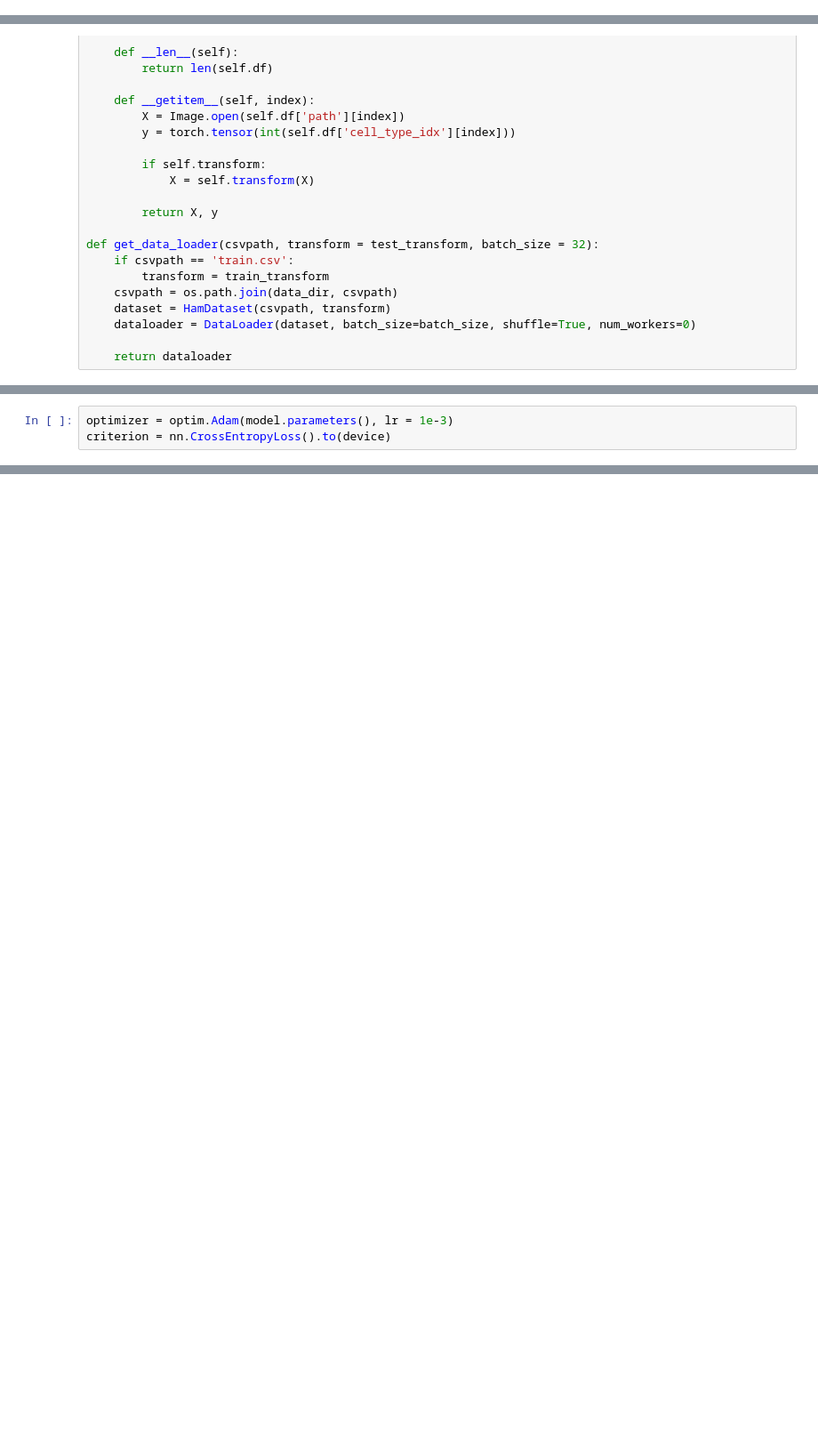
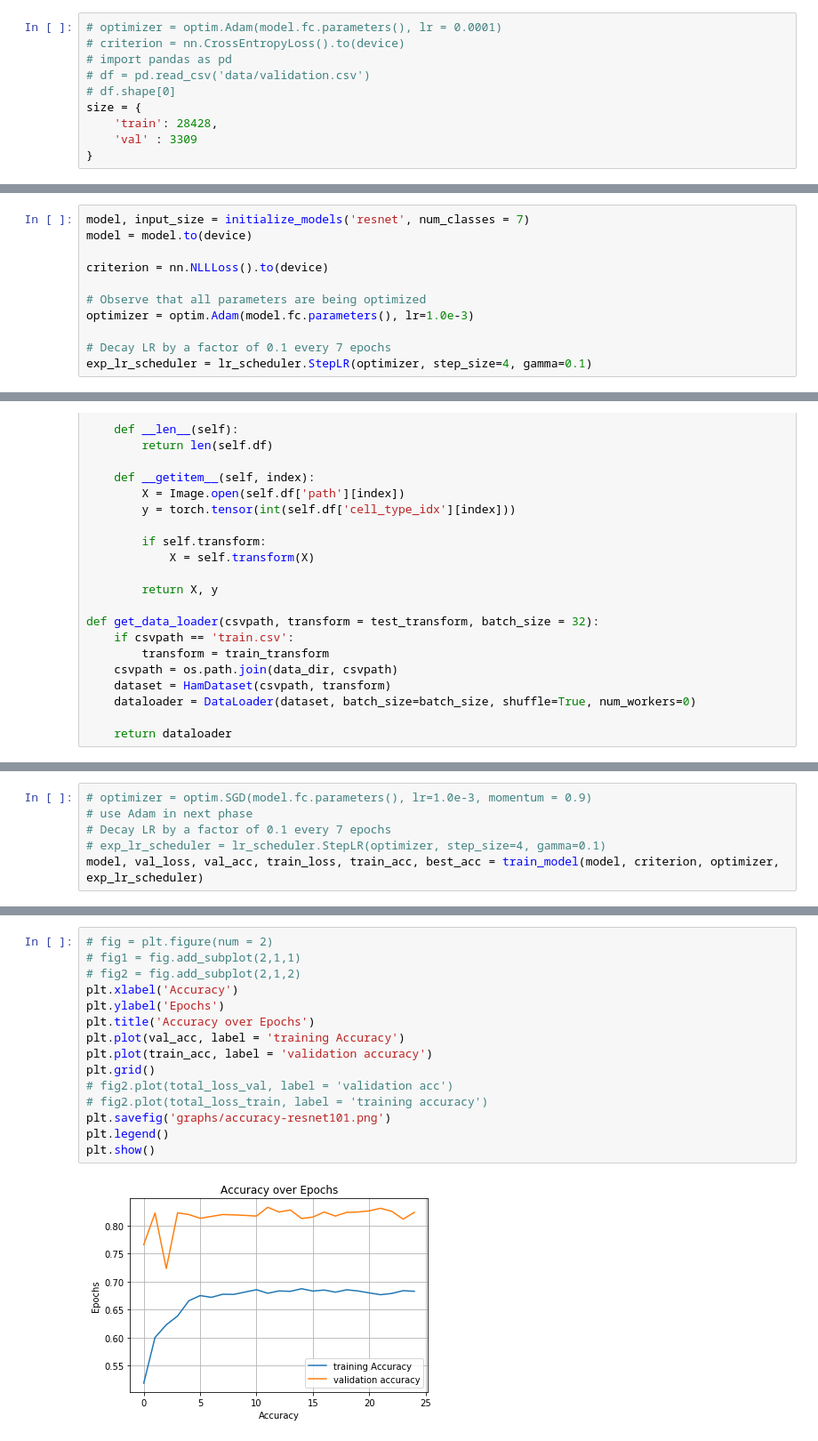
Before and after one commit to gaurav8341/SkinCancerCapstone, a Jupyter notebook: Model Creation.ipynb, the cells around one changed output, grey strips where cells are left out. Shown at 89% size. Cells and saved outputs as stored; diff of their text form; blank space fills up the shorter version.

Commit message:
Models

```diff
--- a/Model Creation.ipynb
+++ b/Model Creation.ipynb
@@ -161,0 +107,10 @@ print(norm_std)
+# %%
+# optimizer = optim.Adam(model.fc.parameters(), lr = 0.0001)
+# criterion = nn.CrossEntropyLoss().to(device)
+# import pandas as pd
+# df = pd.read_csv('data/validation.csv')
+# df.shape[0]
+size = {
+    'train': 28428,
+    'val' : 3309
+}
@@ -161,0 +200,11 @@ print(norm_std)
+# %%
+model, input_size = initialize_models('resnet', num_classes = 7)
+model = model.to(device)
+
+criterion = nn.NLLLoss().to(device)
+
+# Observe that all parameters are being optimized
+optimizer = optim.Adam(model.fc.parameters(), lr=1.0e-3)
+
+# Decay LR by a factor of 0.1 every 7 epochs
+exp_lr_scheduler = lr_scheduler.StepLR(optimizer, step_size=4, gamma=0.1)
@@ -203,3 +255,0 @@ def get_data_loader(csvpath, transform = test_transform, batch_size = 32):
-# %%
-optimizer = optim.Adam(model.parameters(), lr = 1e-3)
-criterion = nn.CrossEntropyLoss().to(device)
@@ -321,0 +289,6 @@ for epoch in range(1, epoch_num+1):
+# %%
+# optimizer = optim.SGD(model.fc.parameters(), lr=1.0e-3, momentum = 0.9)
+# use Adam in next phase
+# Decay LR by a factor of 0.1 every 7 epochs
+# exp_lr_scheduler = lr_scheduler.StepLR(optimizer, step_size=4, gamma=0.1)
+model, val_loss, val_acc, train_loss, train_acc, best_acc = train_model(model, criterion, optimizer, exp_lr_scheduler)
@@ -330,0 +337,17 @@ torch.save(state, 'resnet50.pth')
+# %%
+# fig = plt.figure(num = 2)
+# fig1 = fig.add_subplot(2,1,1)
+# fig2 = fig.add_subplot(2,1,2)
+plt.xlabel('Accuracy')
+plt.ylabel('Epochs')
+plt.title('Accuracy over Epochs')
+plt.plot(val_acc, label = 'training Accuracy')
+plt.plot(train_acc, label = 'validation accuracy')
+plt.grid()
+# fig2.plot(total_loss_val, label = 'validation acc')
+# fig2.plot(total_loss_train, label = 'training accuracy')
+plt.savefig('graphs/accuracy-resnet101.png')
+plt.legend()
+plt.show()
+# %% [output]
+[figure, added]
```
Also changed, not shown: parts of 29 cells of this notebook.
